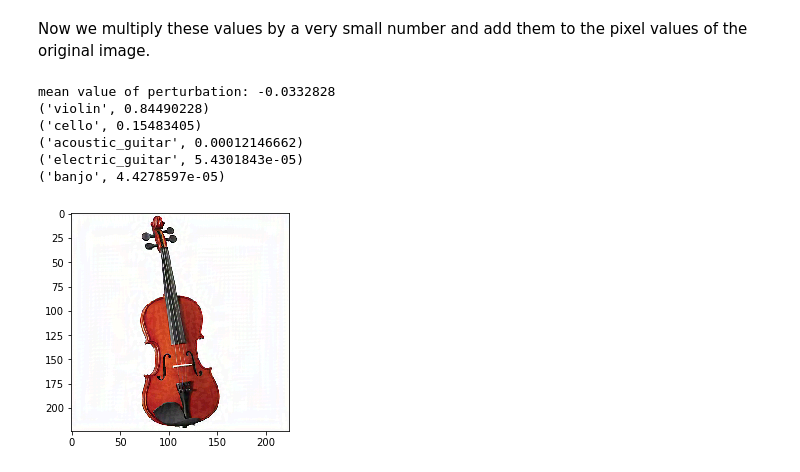
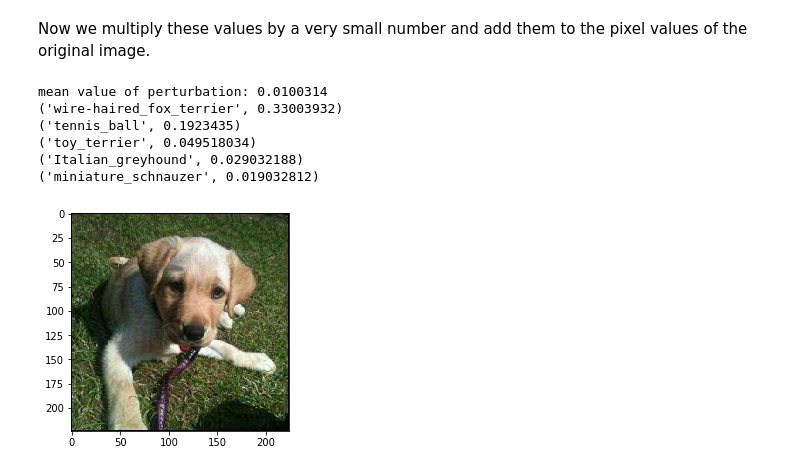
Before and after one commit to rodgzilla/machine_learning_adversarial_examples, a Jupyter notebook: Adversarial examples.ipynb, the cells around one changed output. Saved outputs shown, nothing was run; the diff lists cells and outputs as text; code cells hidden in the pictures.

```diff
--- a/Adversarial examples.ipynb
+++ b/Adversarial examples.ipynb
@@ -37,7 +38,7 @@ Image.open('data/adv.png')
 # %% [markdown]
 The idea of this method is to take a well classified sample, compute the gradient for the score for the wrong class for this picture and update its pixels by a small amount in the direction of the gradient.
 # %%
-filename = 'data/violin.jpg'
+filename = 'images/dog.jpg'
 # %% [markdown]
 # VGG loading
 # %%
@@ -66,4 +67,13 @@ print(*[p[1:] for p in decode_predictions(pred)[0]], sep = '\n')
 # Adversarial example generation
 
 Now we try to confuse the network by modifying the dog picture. We take a wrong target, in this case the one hot encoding of the 'banana' class, and compute the gradient of the loss of this class in function of the input pixels.
+# %%
+def extract_nth_most_probable_idx(model, array, n):
+    predictions = model.predict(array)
+    sorted_pred = sorted(list(enumerate(predictions[0])), key = lambda x:x[1], reverse = True)
+
+    return sorted_pred[n][0]
+# %%
+most_probable_idx = 3
+fake_class_idx    = extract_nth_most_probable_idx(model, original_array, most_probable_idx)
 # %%
@@ -86,18 +95,18 @@ Now we multiply these values by a very small number and add them to the pixel va
 # %%
 epsilon        = 5
 perturbation   = grad_signs * epsilon
-modified_array = np.clip(original_array.astype(np.float32) + perturbation, 0., 255.)
+modified_array = np.clip(original_array.astype(np.float32) - perturbation, 0., 255.)
 
 print('mean value of perturbation:', perturbation.mean())
 plt.imshow(256 - modified_array[0])
 
 pred = model.predict(modified_array)
 print(*[p[1:] for p in decode_predictions(pred)[0]], sep = '\n')
 # %% [output]
-mean value of perturbation: -0.0332828
-('violin', 0.84490228)
-('cello', 0.15483405)
-('acoustic_guitar', 0.00012146662)
-('electric_guitar', 5.4301843e-05)
-('banjo', 4.4278597e-05)
+mean value of perturbation: 0.0100314
+('wire-haired_fox_terrier', 0.33003932)
+('tennis_ball', 0.1923435)
+('toy_terrier', 0.049518034)
+('Italian_greyhound', 0.029032188)
+('miniature_schnauzer', 0.019032812)
-[figure, old version]
+[figure, new version]
```
Also changed, not shown: parts of 5 cells of this notebook, 2 other files.
